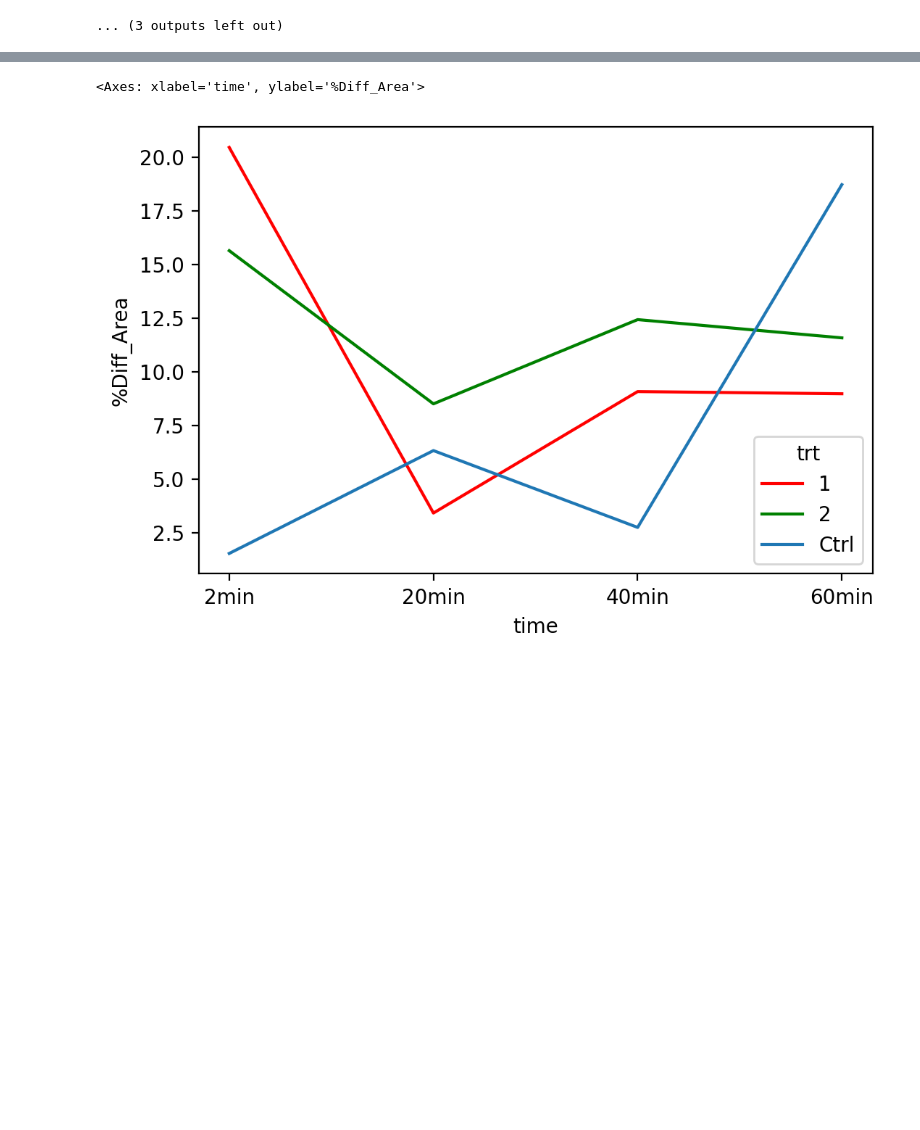
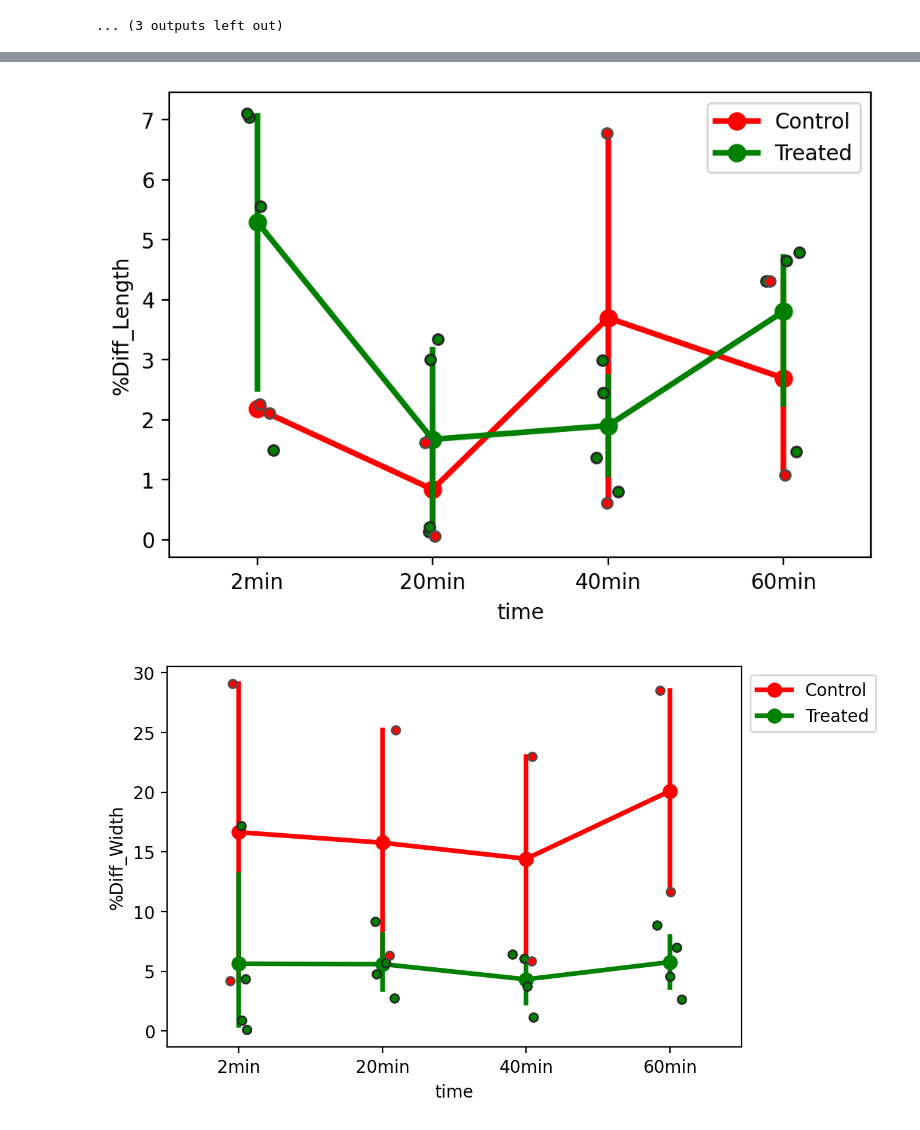
Before and after one commit to bunmiadejimi/Raman_Collagen, a Jupyter notebook: Image_Data_Analysis.ipynb, the cells around one changed output, grey strips where cells are left out. Drawn from its saved outputs; the diff is of its cells as text; code cells hidden in the pictures; blank space fills up the shorter version.

```diff
--- a/Image_Data_Analysis.ipynb
+++ b/Image_Data_Analysis.ipynb
@@ -7,7 +7,7 @@ from statsmodels.stats.multicomp import pairwise_tukeyhsd
 
 import seaborn as sns
 
-df = pd.read_excel('R:\\Bunmi\\SHG_LIF_Files\\MaxProjFiberAnalysis1.xlsx', sheet_name='1204_%Diff1')
+df = pd.read_excel('R:\\Bunmi\\SHG_LIF_Files\\MaxProjFiberAnalysis1.xlsx', sheet_name='Sheet7')
 df.head()
 # %% [output]
 |  | Sample | Fiber | Area | Length | Width | %Diff_Area | %Diff_Length | %Diff_Width |
@@ -187,21 +175,50 @@ dff
+# %%
+dff = pd.concat([dff.iloc[:, :4], dff.iloc[:, 4:].abs()], axis=1)
 # %%
-plt.figure(figsize = (6, 4), dpi = 200);
-sns.lineplot(
-    x = 'time',
-    y = '%Diff_Area',
-    data = dff[dff['trt'].isin(['Trt'])],
-   # color = 'red',
-    #estimator= 'median'
-    hue = 'Fiber',
-    palette = ['red', 'green']
-)
-sns.lineplot(
-    x = 'time',
-    y = '%Diff_Area',
-    data = dff[dff['trt'].isin(['Ctrl'])],
-    hue = 'trt',
-    color = 'blue'
-)
+for param in ['%Diff_Length','%Diff_Width',param]:
+    plt.figure(figsize = (6, 4), dpi = 200);
+    sns.pointplot(
+        x = 'time',
+        y = param,
+        data = dff[dff['trt'].isin(['Ctrl'])],
+        #hue = 'trt',
+        color = 'red',
+        label = 'Control'
+    )
+    sns.pointplot(
+        x = 'time',
+        y = param,
+        data = dff[dff['trt'].isin(['Trt'])],
+        color = 'green',
+        label = 'Treated',
+        #estimator= 'median'
+    # hue = 'Fiber',
+    # palette = ['red', 'green']
+    )
+
+    sns.stripplot(
+        x = 'time',
+        y = param,
+        data = dff[dff['trt'].isin(['Trt'])],
+        color = 'green',
+    # label = 'Treated',
+        linewidth = 1,
+        edgecolor='auto'
+        #estimator= 'median'
+    # hue = 'Fiber',
+    # palette = ['red', 'green']
+    )
+    sns.stripplot(
+        x = 'time',
+        y = param,
+        data = dff[dff['trt'].isin(['Ctrl'])],
+        #hue = 'trt',
+        color = 'red',
+        #label = 'Control',
+        linewidth = 1,
+        edgecolor='auto'
+    )
+    plt.legend(bbox_to_anchor = (1,1))
 # %% [output]
-<Axes: xlabel='time', ylabel='%Diff_Area'>
-[figure, old version]
+[figure, new version]
+[figure, added]
```
Also changed, not shown: parts of 3 cells of this notebook.
